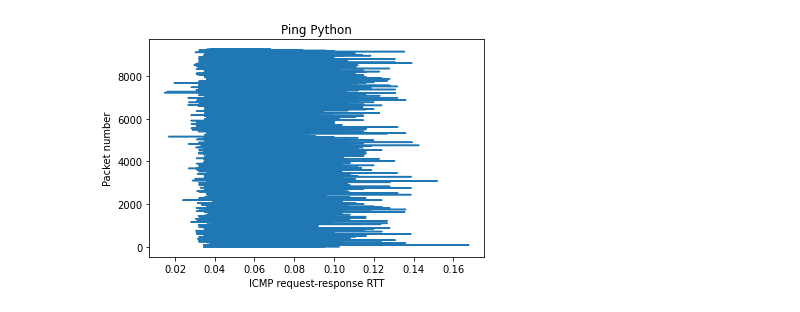
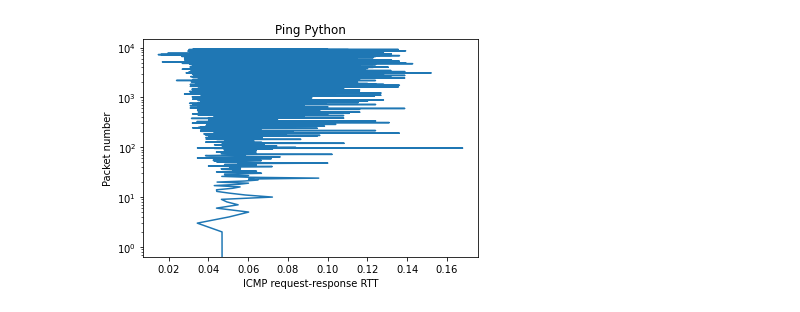
Before and after one commit to liorvi35/SYN-Flood-Attack, a Jupyter notebook: Results/Graphs.ipynb, the cells around one changed output. Saved outputs shown, nothing was run; the diff lists cells and outputs as text; code cells hidden in the pictures.

```diff
--- a/Results/Graphs.ipynb
+++ b/Results/Graphs.ipynb
@@ -31,10 +30,11 @@ plt.show()
 # %%
 with open("pings_results_p.txt", "r") as file:
     x_val, y_val = get_graph(file)
 plt.plot(x_val, y_val)
 plt.xlabel("ICMP request-response RTT")
 plt.ylabel("Packet number")
 plt.title("Ping Python")
+plt.yscale("log")
 plt.show()
 # %% [output]
-[figure, old version]
+[figure, new version]
```
Also changed, not shown: parts of 4 cells of this notebook.
